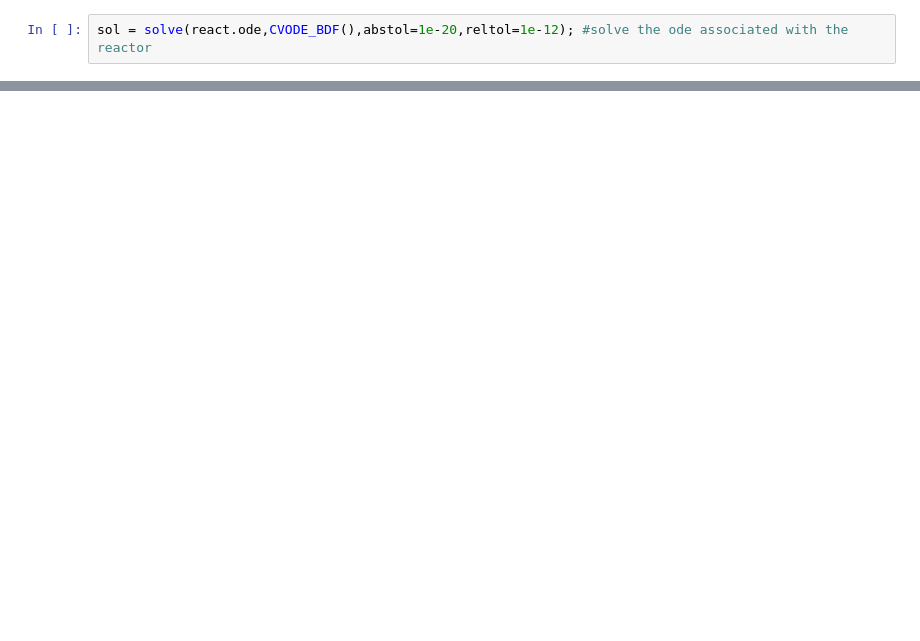
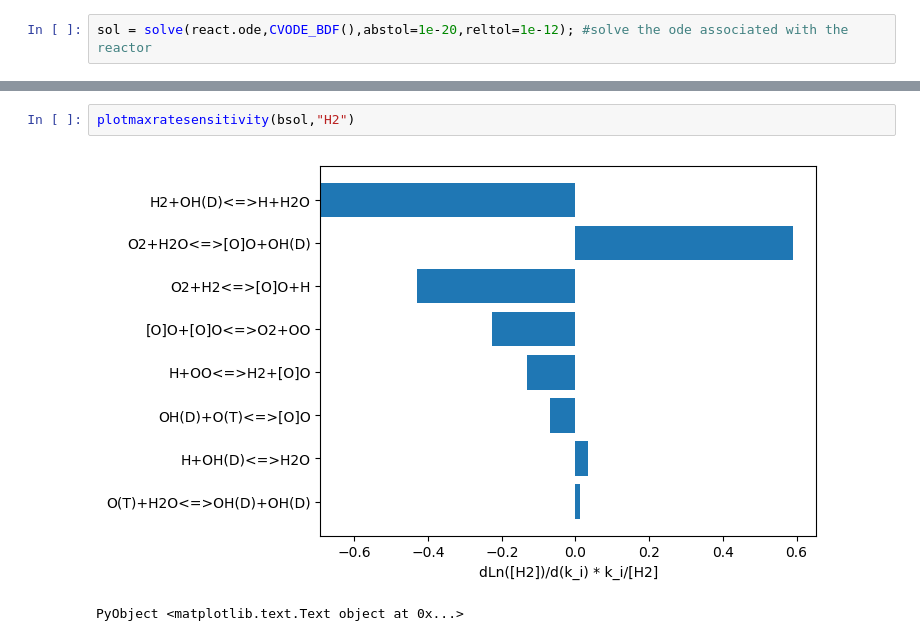
Before and after one commit to ReactionMechanismGenerator/ReactionMechanismSimulator.jl, a Jupyter notebook: iJulia/ConstantTPH2Combustion.ipynb, the cells around one changed output, grey strips where cells are left out. Saved outputs shown, nothing was run; the diff lists cells and outputs as text; blank space fills up the shorter version.

```diff
--- a/iJulia/ConstantTPH2Combustion.ipynb
+++ b/iJulia/ConstantTPH2Combustion.ipynb
@@ -34,0 +64,5 @@ legend(spnames)
+# %%
+plotmaxratesensitivity(bsol,"H2")
+# %% [output]
+[figure, added]
+PyObject <matplotlib.text.Text object at 0x...>
```
Also changed, not shown: parts of 11 cells of this notebook, 2 other files.
